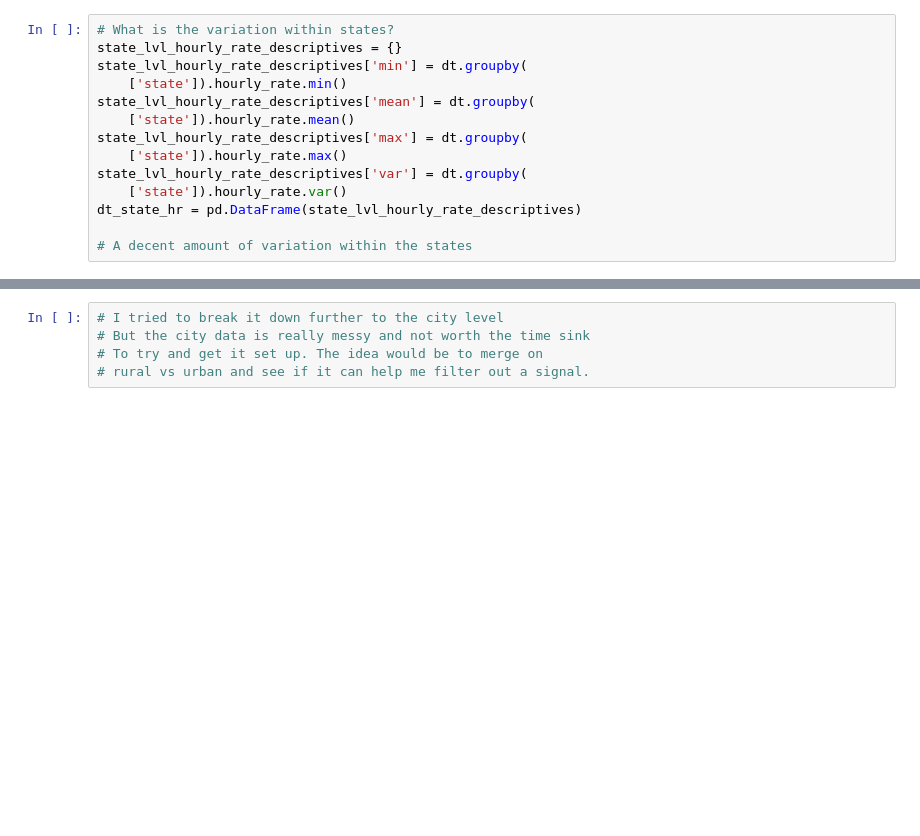
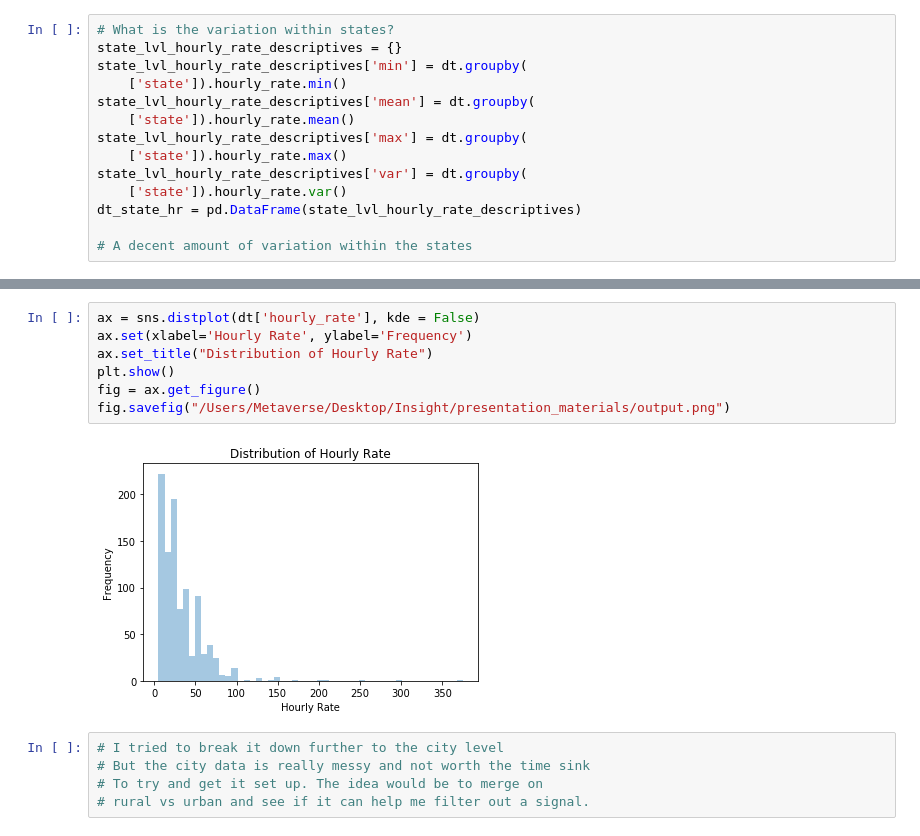
Before and after one commit to lmgibson/MyRate, a Jupyter notebook: notebooks/myrate_eda.ipynb, the cells around one changed output, grey strips where cells are left out. Cells and saved outputs as stored; diff of their text form; blank space fills up the shorter version.

```diff
--- a/notebooks/myrate_eda.ipynb
+++ b/notebooks/myrate_eda.ipynb
@@ -118,3 +123,12 @@ dt_state_hr = pd.DataFrame(state_lvl_hourly_rate_descriptives)
+# %%
+ax = sns.distplot(dt['hourly_rate'], kde = False)
+ax.set(xlabel='Hourly Rate', ylabel='Frequency')
+ax.set_title("Distribution of Hourly Rate")
+plt.show()
+fig = ax.get_figure()
+fig.savefig("/Users/Metaverse/Desktop/Insight/presentation_materials/output.png")
+# %% [output]
+[figure, added]
 # %%
 # I tried to break it down further to the city level
 # But the city data is really messy and not worth the time sink
```
Also changed, not shown: parts of 15 cells of this notebook.
